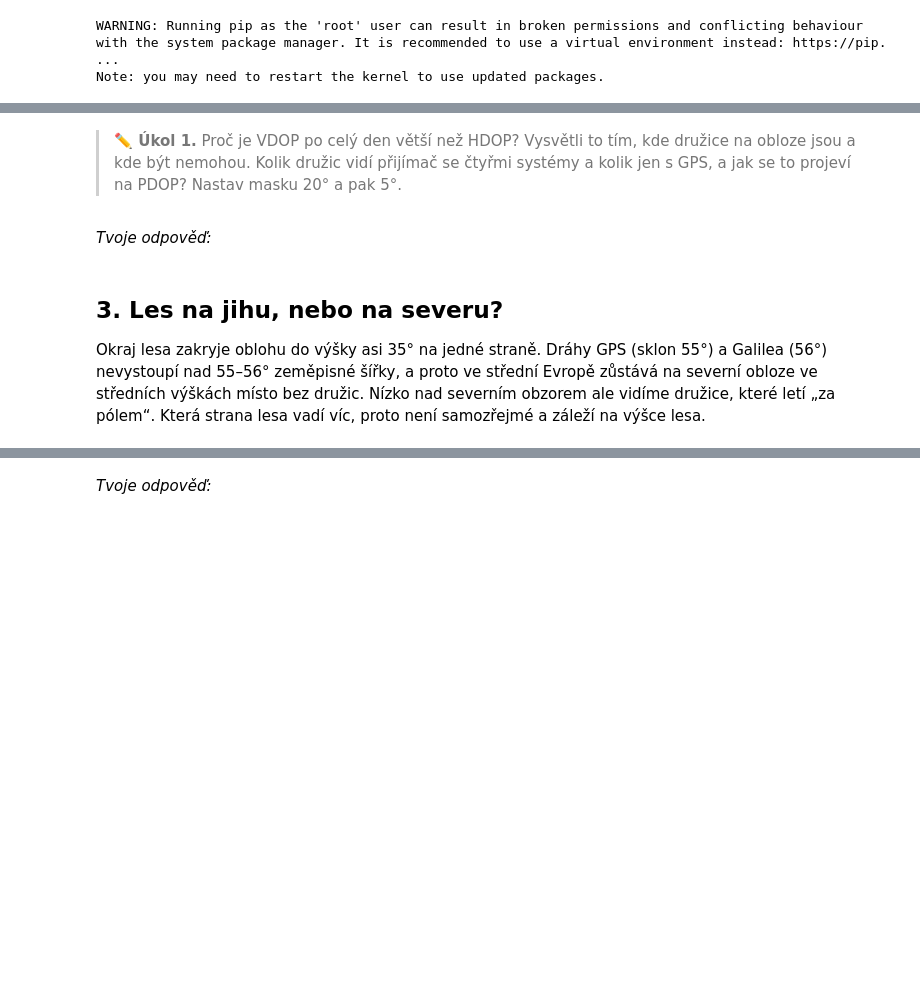
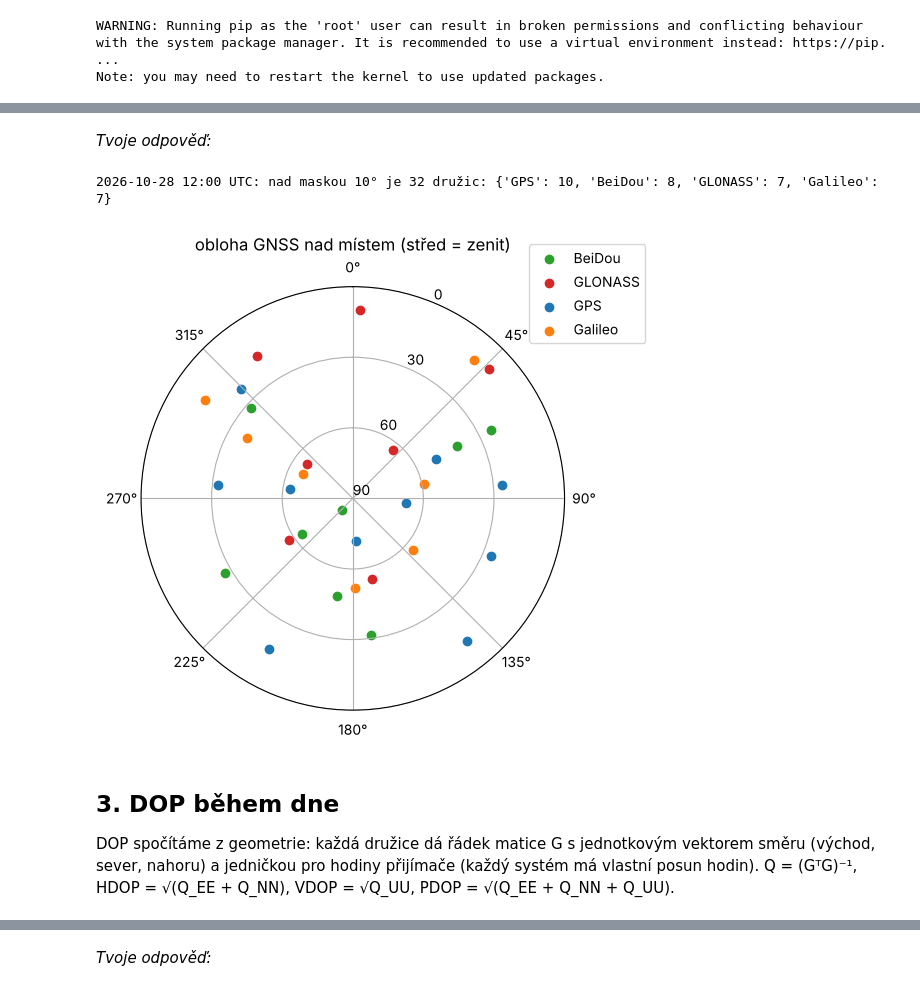
Before and after one commit to OpenSkyLab-space/notebooks, a Jupyter notebook: gnss_sky_cs.ipynb, the cells around one changed output, grey strips where cells are left out. Cells and saved outputs as stored; diff of their text form; code cells hidden in the pictures; blank space fills up the shorter version.

```diff
--- a/gnss_sky_cs.ipynb
+++ b/gnss_sky_cs.ipynb
@@ -158,9 +190,45 @@ max  0.53  0.84  0.97    48.0
 # %% [markdown]
-> **✏️ Úkol 1.** Proč je VDOP po celý den větší než HDOP? Vysvětli to tím, kde družice na obloze jsou a kde být nemohou. Kolik družic vidí přijímač se čtyřmi systémy a kolik jen s GPS, a jak se to projeví na PDOP? Nastav masku 20° a pak 5°.
+*Tvoje odpověď:*
-# %% [markdown]
-*Tvoje odpověď:*
+# %%
+A, F = 6378137.0, 1 / 298.257223563
+def ecef(lat, lon, h):
+    la, lo = np.radians(lat), np.radians(lon); e2 = F * (2 - F); N = A / np.sqrt(1 - e2 * np.sin(la) ** 2)
+    return np.array([(N + h) * np.cos(la) * np.cos(lo), (N + h) * np.cos(la) * np.sin(lo), (N * (1 - e2) + h) * np.sin(la)])
+
+def az_el(t_utc, lat, lon, h=300.0):
+    """Azimut a elevace (°) všech družic v čase t_utc pro místo lat, lon, h (elipsoidická výška)."""
+    tg = gps_seconds(t_utc)
+    la, lo = np.radians(lat), np.radians(lon)
+    enu = np.array([[-np.sin(lo), np.cos(lo), 0],
+                    [-np.sin(la) * np.cos(lo), -np.sin(la) * np.sin(lo), np.cos(la)],
+                    [np.cos(la) * np.cos(lo), np.cos(la) * np.sin(lo), np.sin(la)]])
+    site = ecef(lat, lon, h)
+    rows = []
+    for sat in BY_SAT:
+        p = sat_pos(sat, tg)
+        if p is None: continue
+        d = enu @ (p - site)
+        rows.append((sat, SYSTEMS[sat[0]], np.degrees(np.arctan2(d[0], d[1])) % 360, np.degrees(np.arcsin(d[2] / np.linalg.norm(d)))))
+    return pd.DataFrame(rows, columns=["družice", "systém", "az", "el"])
+
+LAT, LON = 50.130, 14.373          # ◀ parametr: místo (kampus v Suchdole)
+T0 = datetime(DAY.year, DAY.month, DAY.day, tzinfo=timezone.utc)
+T_SKY = T0 + timedelta(hours=12)   # ◀ parametr: čas obrázku oblohy (UTC)
+sky = az_el(T_SKY, LAT, LON)
+mask = 10                          # ◀ parametr: elevační maska (°)
+vis = sky[sky.el > mask]
+print(f"{T_SKY:%Y-%m-%d %H:%M} UTC: nad maskou {mask}° je {len(vis)} družic:", vis.systém.value_counts().to_dict())
+COL = {"GPS": "tab:blue", "Galileo": "tab:orange", "GLONASS": "tab:red", "BeiDou": "tab:green"}
+fig = plt.figure(figsize=(5.5, 5.5)); ax = fig.add_subplot(projection="polar")
+ax.set_theta_zero_location("N"); ax.set_theta_direction(-1); ax.set_rlim(90, 0); ax.set_rticks([0, 30, 60, 90])
+for s, g in vis.groupby("systém"):
+    ax.scatter(np.radians(g.az), g.el, c=COL[s], label=s)
+ax.legend(loc="lower left", bbox_to_anchor=(0.9, 0.85)); ax.set_title("obloha GNSS nad místem (střed = zenit)"); plt.show()
+# %% [output]
+2026-10-28 12:00 UTC: nad maskou 10° je 32 družic: {'GPS': 10, 'BeiDou': 8, 'GLONASS': 7, 'Galileo': 7}
+[figure, added]
 # %% [markdown]
-## 3. Les na jihu, nebo na severu?
+## 3. DOP během dne
 
-Okraj lesa zakryje oblohu do výšky asi 35° na jedné straně. Dráhy GPS (sklon 55°) a Galilea (56°) nevystoupí nad 55–56° zeměpisné šířky, a proto ve střední Evropě zůstává na severní obloze ve středních výškách místo bez družic. Nízko nad severním obzorem ale vidíme družice, které letí „za pólem“. Která strana lesa vadí víc, proto není samozřejmé a záleží na výšce lesa.
+DOP spočítáme z geometrie: každá družice dá řádek matice G s jednotkovým vektorem směru (východ, sever, nahoru) a jedničkou pro hodiny přijímače (každý systém má vlastní posun hodin). Q = (GᵀG)⁻¹, HDOP = √(Q_EE + Q_NN), VDOP = √Q_UU, PDOP = √(Q_EE + Q_NN + Q_UU).
 # %%
```
Also changed, not shown: parts of 27 cells of this notebook, 4 other files.
